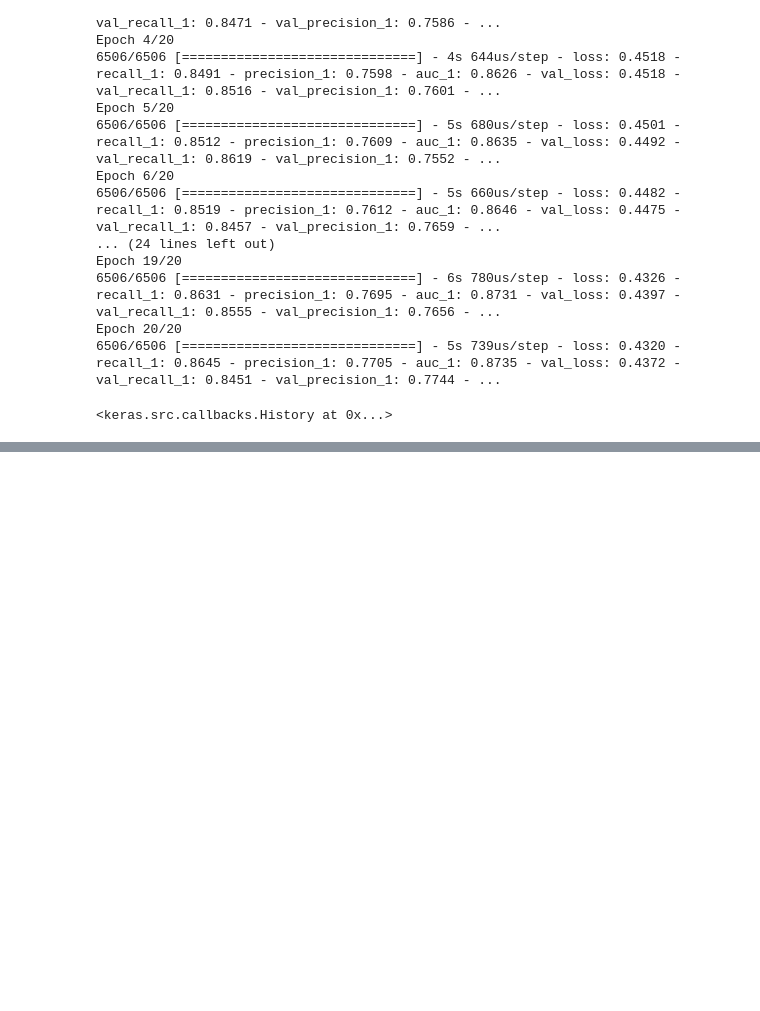
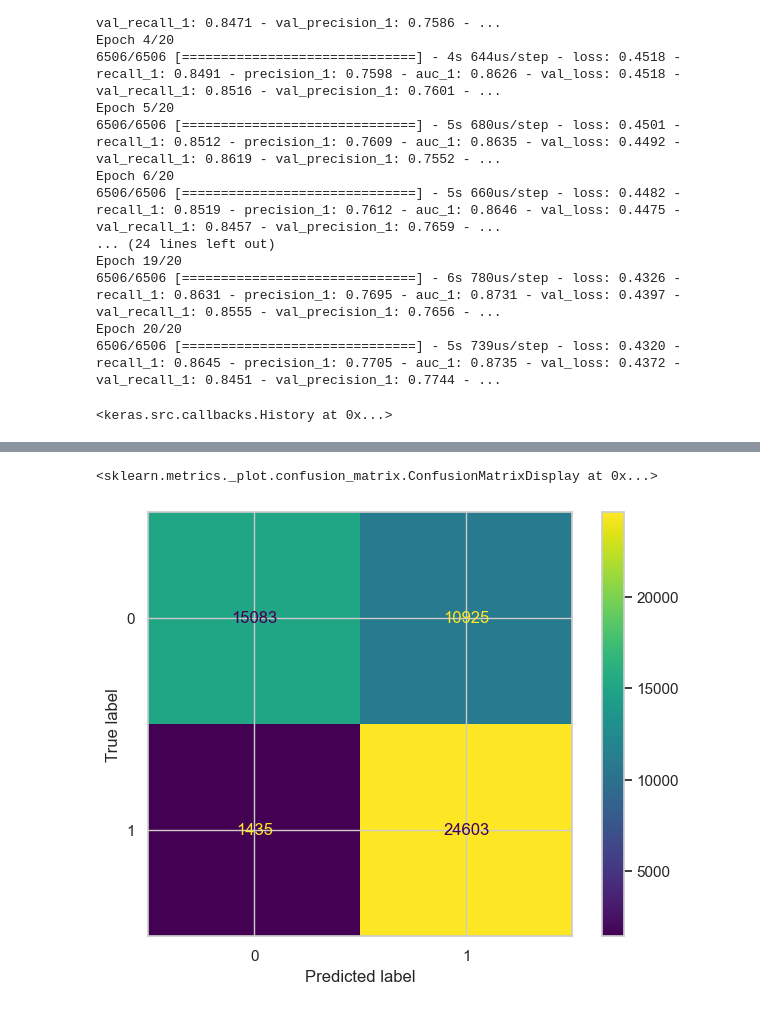
Before and after one commit to SaraLuzVC/Customer-Churn-Records, a Jupyter notebook: sofia/Causal_sofia.ipynb, the cells around one changed output, grey strips where cells are left out. Saved outputs shown, nothing was run; the diff lists cells and outputs as text; code cells hidden in the pictures; blank space fills up the shorter version.

```diff
--- a/sofia/Causal_sofia.ipynb
+++ b/sofia/Causal_sofia.ipynb
@@ -741,0 +773,15 @@ Epoch 20/20
+# %%
+bnn_model = tf.keras.Sequential([
+    tfpl.DenseVariational(32, posterior_mean_field, prior_trainable, kl_weight=1/X_train.shape[0], activation='relu'),
+    tfpl.DenseVariational(1, posterior_mean_field, prior_trainable, kl_weight=1/X_train.shape[0], activation='sigmoid')
+])
+# %%
+from tensorflow.keras.metrics import Recall, Precision, AUC
+
+bnn_model.compile(
+    optimizer='adam',
+    loss=tf.keras.losses.BinaryCrossentropy(),
+    metrics=[Recall(), Precision(), AUC()]
+)
+# %%
+bnn_model.fit(train_dataset, validation_data=val_dataset, epochs=20)
@@ -741,0 +807,17 @@ Epoch 20/20
+# %%
+import numpy as np
+from sklearn.metrics import classification_report, confusion_matrix, ConfusionMatrixDisplay
+
+# Monte Carlo prediction
+mc_preds = np.stack([
+    bnn_model.predict(X_val, batch_size=64) for _ in range(50)
+])
+y_val_probs = mc_preds.mean(axis=0)
+y_val_pred = (y_val_probs > 0.3).astype(int)
+
+# Reporte final
+print(classification_report(y_val, y_val_pred))
+
+# Matriz de confusión
+ConfusionMatrixDisplay.from_predictions(y_val, y_val_pred)
+# %% [output]
@@ -741,0 +841,2 @@ Epoch 20/20
+<sklearn.metrics._plot.confusion_matrix.ConfusionMatrixDisplay at 0x...>
+[figure, added]
```
Also changed, not shown: parts of 5 cells of this notebook.
